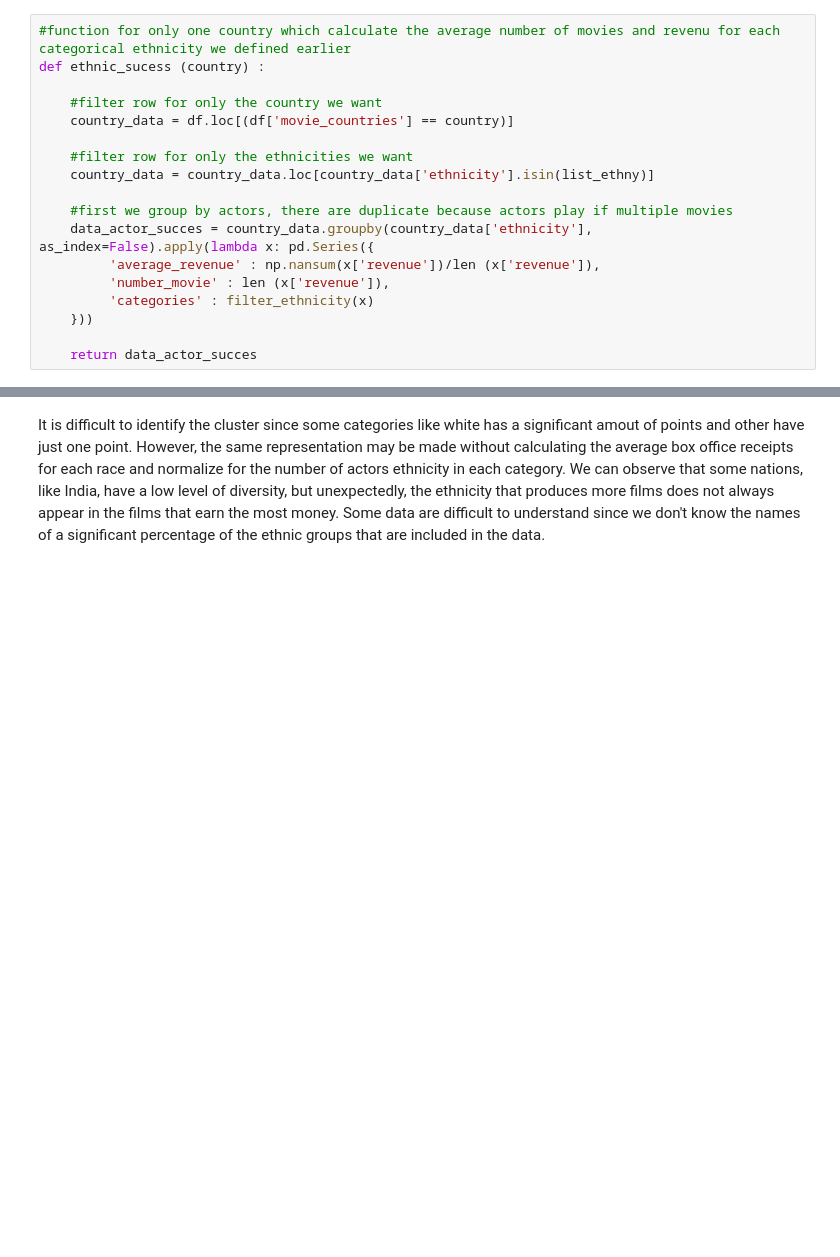
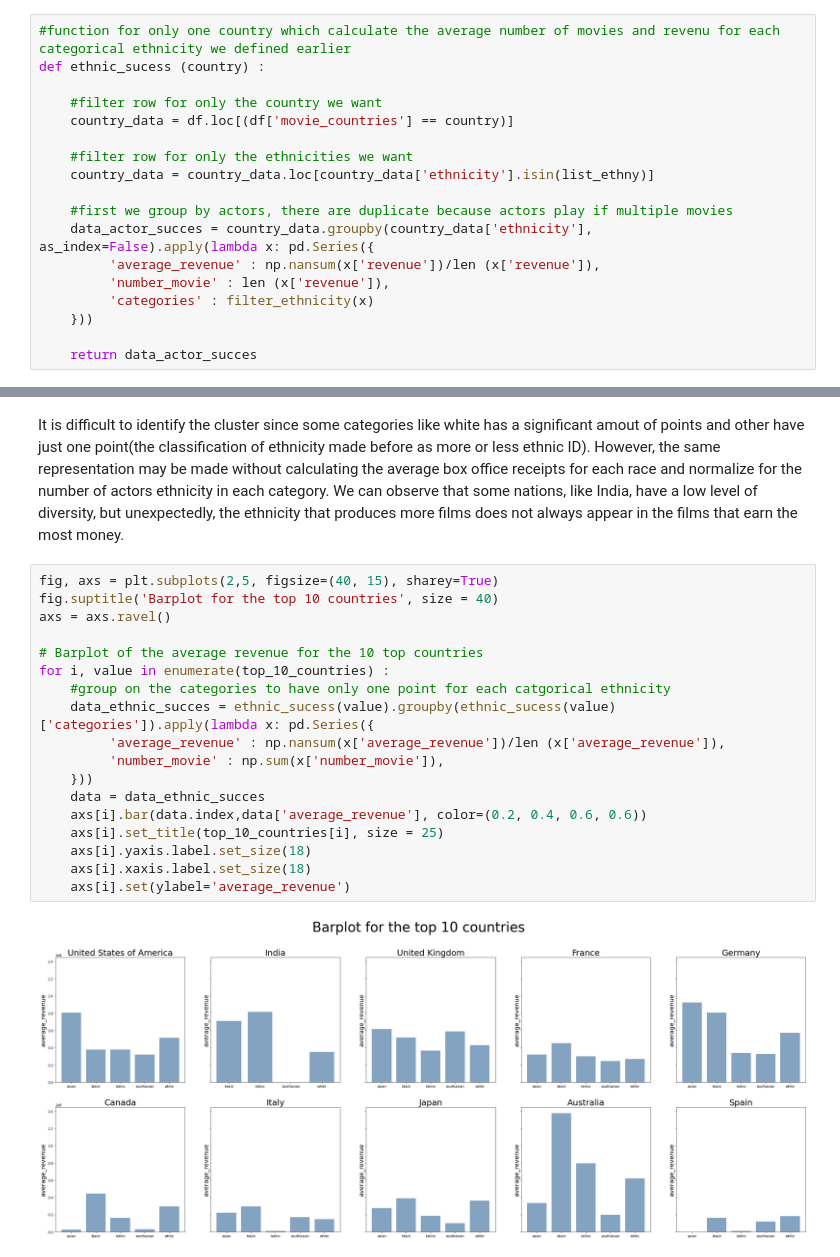
Before and after one commit to epfl-ada/ada-2022-project-borroworrob, a Jupyter notebook: main_milestone2.ipynb, the cells around one changed output, grey strips where cells are left out. Saved outputs shown, nothing was run; the diff lists cells and outputs as text; blank space fills up the shorter version.

```diff
--- a/main_milestone2.ipynb
+++ b/main_milestone2.ipynb
@@ -496,2 +503,22 @@ for i, value in enumerate(top_10_countries) :
 # %% [markdown]
-It is difficult to identify the cluster since some categories like white has a significant amout of points and other have just one point. However, the same representation may be made without calculating the average box office receipts for each race and normalize for the number of actors ethnicity in each category. We can observe that some nations, like India, have a low level of diversity, but unexpectedly, the ethnicity that produces more films does not always appear in the films that earn the most money. Some data are difficult to understand since we don't know the names of a significant percentage of the ethnic groups that are included in the data.
+It is difficult to identify the cluster since some categories like white has a significant amout of points and other have just one point(the classification of ethnicity made before as more or less ethnic ID). However, the same representation may be made without calculating the average box office receipts for each race and normalize for the number of actors ethnicity in each category. We can observe that some nations, like India, have a low level of diversity, but unexpectedly, the ethnicity that produces more films does not always appear in the films that earn the most money.
+# %%
+fig, axs = plt.subplots(2,5, figsize=(40, 15), sharey=True)
+fig.suptitle('Barplot for the top 10 countries', size = 40)
+axs = axs.ravel()
+
+# Barplot of the average revenue for the 10 top countries
+for i, value in enumerate(top_10_countries) :
+    #group on the categories to have only one point for each catgorical ethnicity
+    data_ethnic_succes = ethnic_sucess(value).groupby(ethnic_sucess(value)['categories']).apply(lambda x: pd.Series({
+         'average_revenue' : np.nansum(x['average_revenue'])/len (x['average_revenue']),
+         'number_movie' : np.sum(x['number_movie']),
+    }))
+    data = data_ethnic_succes
+    axs[i].bar(data.index,data['average_revenue'], color=(0.2, 0.4, 0.6, 0.6))
+    axs[i].set_title(top_10_countries[i], size = 25)
+    axs[i].yaxis.label.set_size(18)
+    axs[i].xaxis.label.set_size(18)
+    axs[i].set(ylabel='average_revenue')
+# %% [output]
+[figure, added]
```
Also changed, not shown: parts of 11 cells of this notebook, 1 other file.
